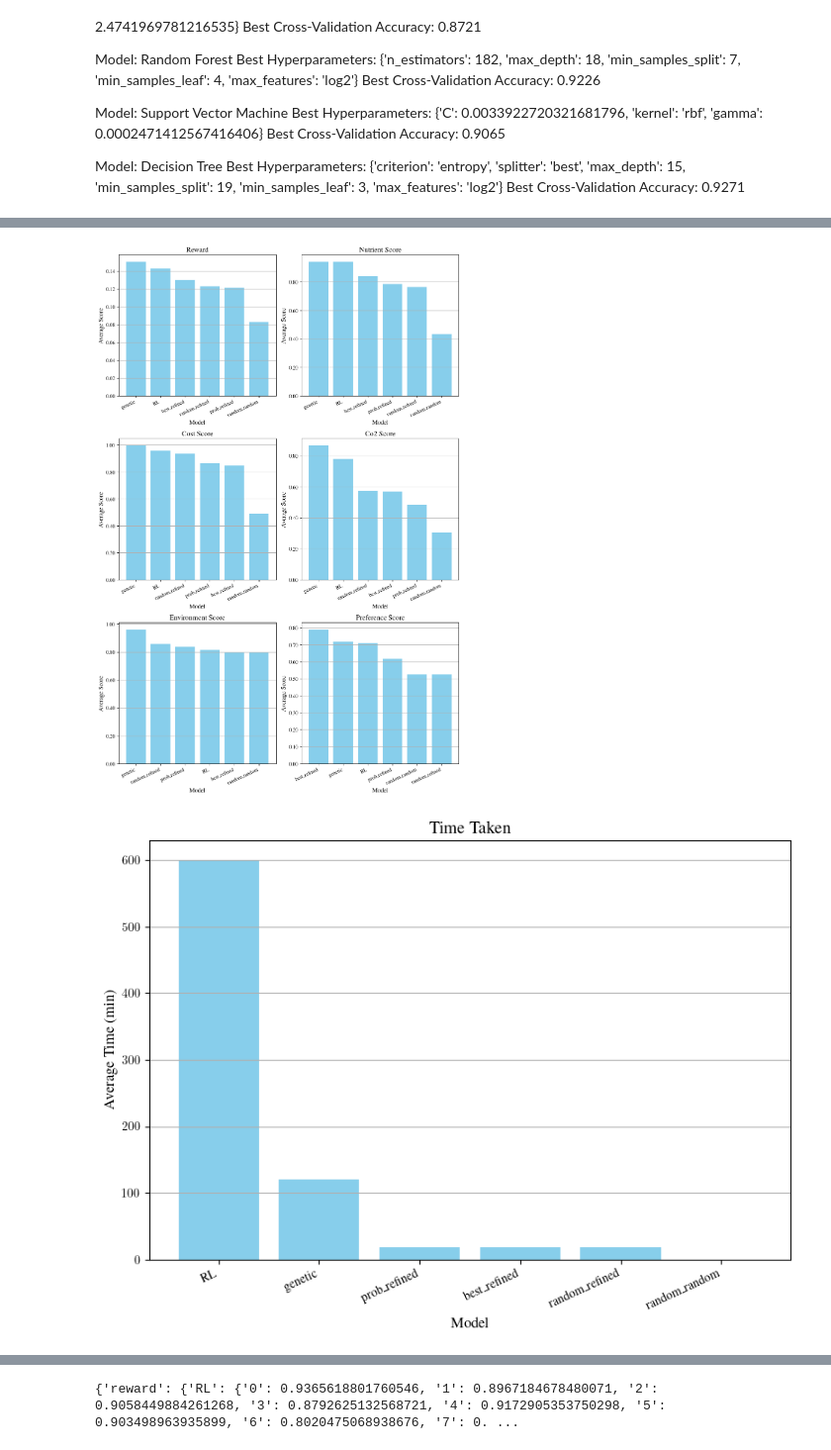
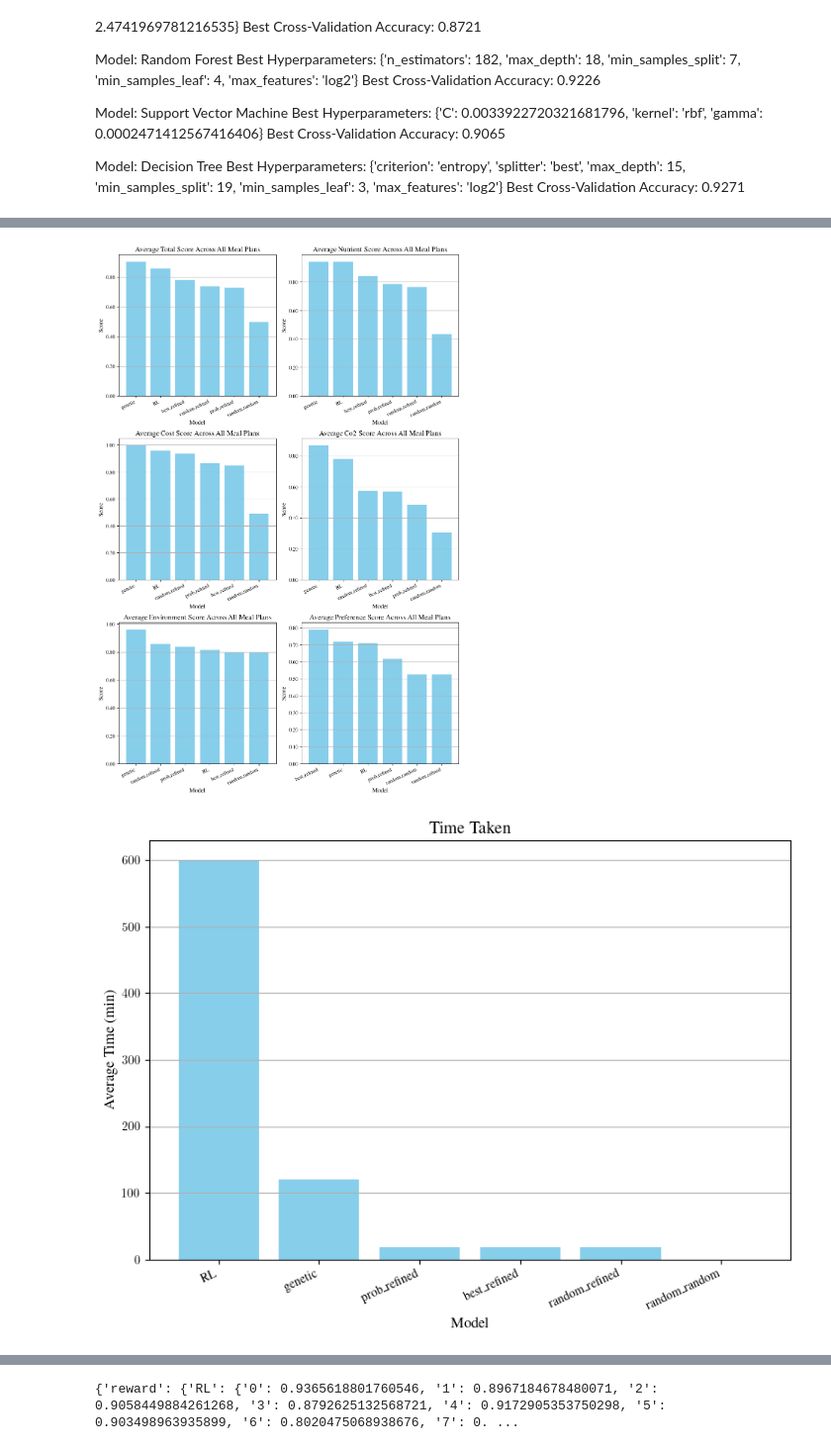
Before and after one commit to Laurie2905-JOHN/Masters_RL, a Jupyter notebook: notebooks/plotting.ipynb, the cells around one changed output, grey strips where cells are left out. Shown at 99% size. Saved outputs shown, nothing was run; the diff lists cells and outputs as text; code cells hidden in the pictures.

```diff
--- a/notebooks/plotting.ipynb
+++ b/notebooks/plotting.ipynb
@@ -1658,7 +1658,7 @@ for index in range(len(data)):
             # Accumulate metrics, reward, and time taken for the current key
             for metric in score_metrics:
                 key_metric_totals[key][metric] += values[key]['info']['reward'][metric]
-            key_metric_totals[key]['reward'] += values[key]['reward'] / 6
+            key_metric_totals[key]['reward'] += values[key]['reward']
             key_metric_totals[key]['time_taken'] += values[key]['time_taken']
 
             # Increment the count for this key
@@ -1753,38 +1733,41 @@ for i, metric in enumerate(score_metrics):
 
     # Bar chart for the current metric
     ax.bar(sorted_keys, sorted_averages, color='skyblue')
-    ax.set_title(f'{metric.replace("_", " ").title()}', fontsize=14)
-    ax.set_ylabel('Average Score', fontsize=12)
+    if metric != 'reward':
+        ax.set_title(f'Average {metric.replace("_", " ").title()} Across All Meal Plans', fontsize=14)
+    else:
+        ax.set_title(f'Average Total Score Across All Meal Plans', fontsize=14)
+    ax.set_ylabel('Score', fontsize=12)
     ax.set_xlabel('Model', fontsize=12)
     ax.set_xticks(np.arange(len(sorted_keys)))  # Set x-tick positions
     ax.set_xticklabels(sorted_keys, rotation=25, ha='right')  # Rotate x-ticks by 25 degrees
     ax.yaxis.set_major_formatter(plt.FuncFormatter(lambda x, _: f'{x:.2f}'))  # Format y-ticks to 2 decimal places
     ax.grid(True, axis='y')
 
 # Hide the last subplot if there are fewer than 8 metrics
 if len(score_metrics) < len(axs):
     fig.delaxes(axs[-1])
 
 # Plot a separate bar chart for 'time_taken'
 fig_time, ax_time = plt.subplots(figsize=(8, 6))
 time_averages = [key_averages[key]['time_taken'] for key in keys]
 
 # Sort keys and time_taken based on the values in descending order
 sorted_keys_time = sorted(zip(keys, time_averages), key=lambda x: x[1], reverse=True)
 sorted_keys, sorted_time = zip(*sorted_keys_time)
 
 ax_time.bar(sorted_keys, sorted_time, color='skyblue')
 ax_time.set_title('Time Taken', fontsize=14)
 ax_time.set_ylabel('Average Time (min)', fontsize=12)
 ax_time.set_xlabel('Model', fontsize=12)
 ax_time.set_xticks(np.arange(len(sorted_keys)))  # Set x-tick positions
 ax_time.set_xticklabels(sorted_keys, rotation=25, ha='right')  # Rotate x-ticks by 25 degrees
 ax_time.grid(True, axis='y')
 
 # Adjust layout and show the plots
 fig.tight_layout()
 fig_time.tight_layout()
 plt.show()
 # %% [output]
-[figure, old version]
+[figure, new version]
 [figure]
```
Also changed, not shown: parts of 4 cells of this notebook, 1 other file.
